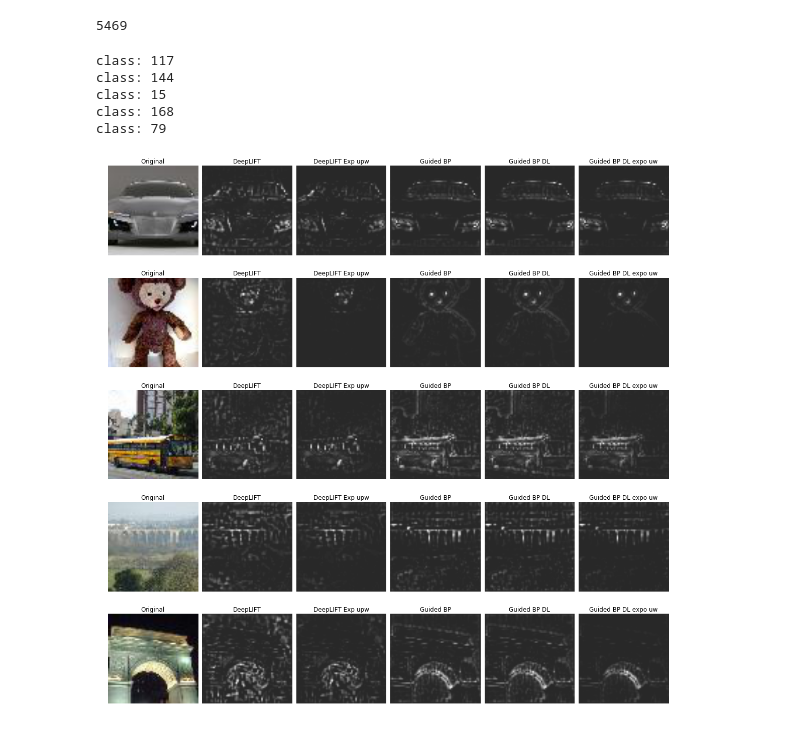
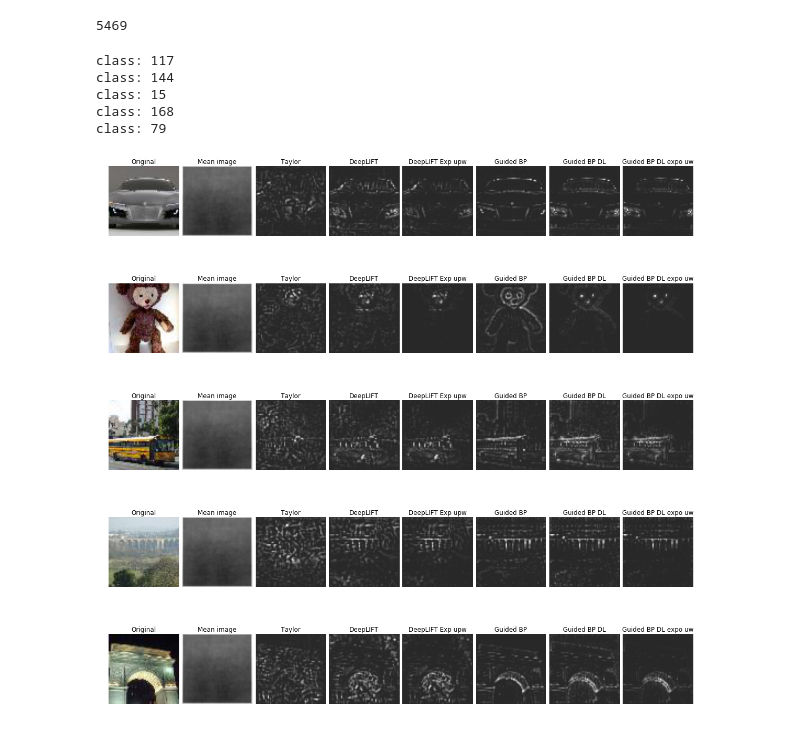
Before and after one commit to kundajelab/deeplift, a Jupyter notebook: examples/tinyimagenet/DeepLIFT_on_imagenet.ipynb, the cells around one changed output. Cells and saved outputs as stored; diff of their text form; code cells hidden in the pictures.

Commit message:
trying to get DeepLIFT on images to look good

```diff
--- a/examples/tinyimagenet/DeepLIFT_on_imagenet.ipynb
+++ b/examples/tinyimagenet/DeepLIFT_on_imagenet.ipynb
@@ -113,15 +111,17 @@ guided_backprop_multipliers_func = guided_backprop_model.get_target_multipliers_
+# %%
+guided_backprop_contribs_func = guided_backprop_model.get_target_contribs_func(find_scores_layer_idx=0)
 # %%
-#gradient_model = kc.convert_sequential_model(keras_model, mxts_mode=MxtsMode.Gradient)
-#gradient_func = gradient_model.get_target_multipliers_func(input_layer_idx=0)
-#grad_times_inp_func = gradient_model.get_target_contribs_func(input_layer_idx=0)
+gradient_model = kc.convert_sequential_model(keras_model, mxts_mode=MxtsMode.Gradient, default=default_val)
+gradient_func = gradient_model.get_target_multipliers_func(find_scores_layer_idx=0)
+grad_times_inp_func = gradient_model.get_target_contribs_func(find_scores_layer_idx=0)
 # %%
 #deconv_model = kc.convert_sequential_model(keras_model, mxts_mode=MxtsMode.DeconvNet)
 #deconv_multipliers_func = deconv_model.get_target_multipliers_func(input_layer_idx=0)
 # %%
-guided_backprop_deeplift_model = kc.convert_sequential_model(keras_model, mxts_mode=MxtsMode.GuidedBackpropDeepLIFT1)
+guided_backprop_deeplift_model = kc.convert_sequential_model(keras_model, mxts_mode=MxtsMode.GuidedBackpropDeepLIFT, default=default_val)
 guided_backprop_deeplift_contribs_func = guided_backprop_deeplift_model.get_target_contribs_func(find_scores_layer_idx=0)
 # %%
 guided_backprop_deeplift_expo_upweight_model = kc.convert_sequential_model(keras_model,
-                                                                           mxts_mode=MxtsMode.GuidedBackpropDeepLIFT1,
-                                                                           expo_upweight_factor=0.08)
+                                                                           mxts_mode=MxtsMode.GuidedBackpropDeepLIFT,
+                                                                           expo_upweight_factor=0.08, default=default_val)
 guided_backprop_deeplift_expo_upweight_contribs_func = guided_backprop_deeplift_expo_upweight_model.get_target_contribs_func(find_scores_layer_idx=0)
@@ -187,19 +187,18 @@ import matplotlib.pyplot as plt
 indices = [18, 5, 8, 24, 17]
 #indices = range(20,30)
 fig = plt.figure(figsize=(20, 4*len(indices)), facecolor='w')
-num_plots=6
+num_plots=8
 for i,idx in enumerate(indices):
     softmax_class = np.argmax(yData[idx])
     print("class:",softmax_class)
     (#compute gradients using the model
-#    gradients,\
-#    grad_times_inp_contribs,\
+    gradients,\
+    grad_times_inp_contribs,\
+    guided_backprop_contribs,\
+    guided_backprop_multipliers,\
 #    deconv_contribs,\
     guided_backprop_deeplift_contribs,
     guided_backprop_deeplift_expo_upweight_contribs,
-    guided_backprop_multipliers,
-    #guided_backprop_multipliers_altered,\
-    #gradient_altered,\
     deeplift_contribs,
     deeplift_expo_upweight_contribs)\
                         = [contribs_func(task_idx=softmax_class,
@@ -207,14 +206,13 @@ for i,idx in enumerate(indices):
                          batch_size=10,
                          progress_update=None)[0] for
                            contribs_func in [
-                                             #gradient_func,
-                                             #grad_times_inp_func,
+                                             gradient_func,
+                                             grad_times_inp_func,
+                                             guided_backprop_contribs_func,
+                                             guided_backprop_multipliers_func,
                                              #deconv_multipliers_func,
                                              guided_backprop_deeplift_contribs_func,
                                              guided_backprop_deeplift_expo_upweight_contribs_func,
-                                             guided_backprop_multipliers_func,
-                                             #guided_backprop_multipliers_func_altered,
-                                             #gradient_func_altered,
                                              deeplift_contribs_func,
                                              deeplift_expo_upweight_contribs_func
                                             ]]
@@ -230,12 +228,25 @@ for i,idx in enumerate(indices):
     plt.axis('off')
     plt.imshow(img_original)
 
+    plt.subplot(len(indices),num_plots, i*num_plots + plot_print_idx)
+    plot_print_idx += 1
+    plt.title('Mean image')
+    plt.axis('off')
+#    plt.imshow((np.transpose(mean_image, axes=(1,2,0))).astype(np.uint8))
+    plt.imshow(rescale_func(mean_image))
+
 #    plt.subplot(len(indices),num_plots, i*num_plots + plot_print_idx)
 #    plot_print_idx += 1
 #    plt.title('Prepr rescale')
 #    plt.axis('off')
     #plt.imshow((np.transpose(xData[idx], axes=(1,2,0))).astype(np.uint8))
 #    plt.imshow(rescale_func(xData[idx]))
+
+    plt.subplot(len(indices), num_plots, i*num_plots + plot_print_idx)
+    plot_print_idx += 1
+    plt.title('Taylor')
+    plt.axis('off')
+    plt.imshow(rescale_func(grad_times_inp_contribs*((grad_times_inp_contribs) > 0)))
 
     plt.subplot(len(indices),num_plots, i*num_plots + plot_print_idx)
     plot_print_idx += 1
@@ -261,7 +272,7 @@ for i,idx in enumerate(indices):
     plt.title('Guided BP')
     plt.axis('off')
     #plt.imshow(rescale_func(guided_backprop_multipliers*(guided_backprop_multipliers>0)))
-    dat = guided_backprop_multipliers*xData[idx]
+    dat = guided_backprop_contribs
     plt.imshow(rescale_func(dat*(dat > 0)))
 
     plt.subplot(len(indices), num_plots, i*num_plots + plot_print_idx)
@@ -292,39 +303,34 @@ for i,idx in enumerate(indices):
 #    plt.axis('off')
 #    plt.imshow(rescale_func(np.abs(gradients)))
 
-#    plt.subplot(len(indices), num_plots, i*num_plots + plot_print_idx)
-#    plot_print_idx += 1
-#    plt.title('Taylor')
-#    plt.axis('off')
-#    plt.imshow(rescale_func(grad_times_inp_contribs*((grad_times_inp_contribs) > 0)))
 
     #plt.subplot(len(indices),num_plots, i*num_plots + plot_print_idx)
     #plot_print_idx += 1
     #plt.title('Guided Backprop Taylor')
     #plt.axis('off')
     #gpt = guided_backprop_contribs*xData[idx]
     #plt.imshow(rescale_func(gpt*(gpt>0)))
 
     #plt.subplot(len(indices),num_plots, i*num_plots + plot_print_idx)
     #plot_print_idx += 1
     #plt.title('Guided Backprop DeepLIFT')
     #plt.axis('off')
     #gpdl = guided_backprop_deeplift_contribs*xData[idx]
     #plt.imshow(rescale_func(gpdl*(gpdl>0)))
 
     #plt.subplot(len(indices),num_plots, i*num_plots + plot_print_idx)
     #plot_print_idx += 1
     #plt.title('difference')
     #plt.axis('off')
     #diff = gpdl-gpt
     #plt.imshow(rescale_func(diff))
 # %% [output]
 class: 117
 class: 144
 class: 15
 class: 168
 class: 79
-[figure, old version]
+[figure, new version]
 # %%
 correct_prediction_lookup = dict([x for x in correct_predictions])
 predictions_output_file = "predictions_summary.txt"
```
Also changed, not shown: parts of 18 cells of this notebook, 5 other files.
